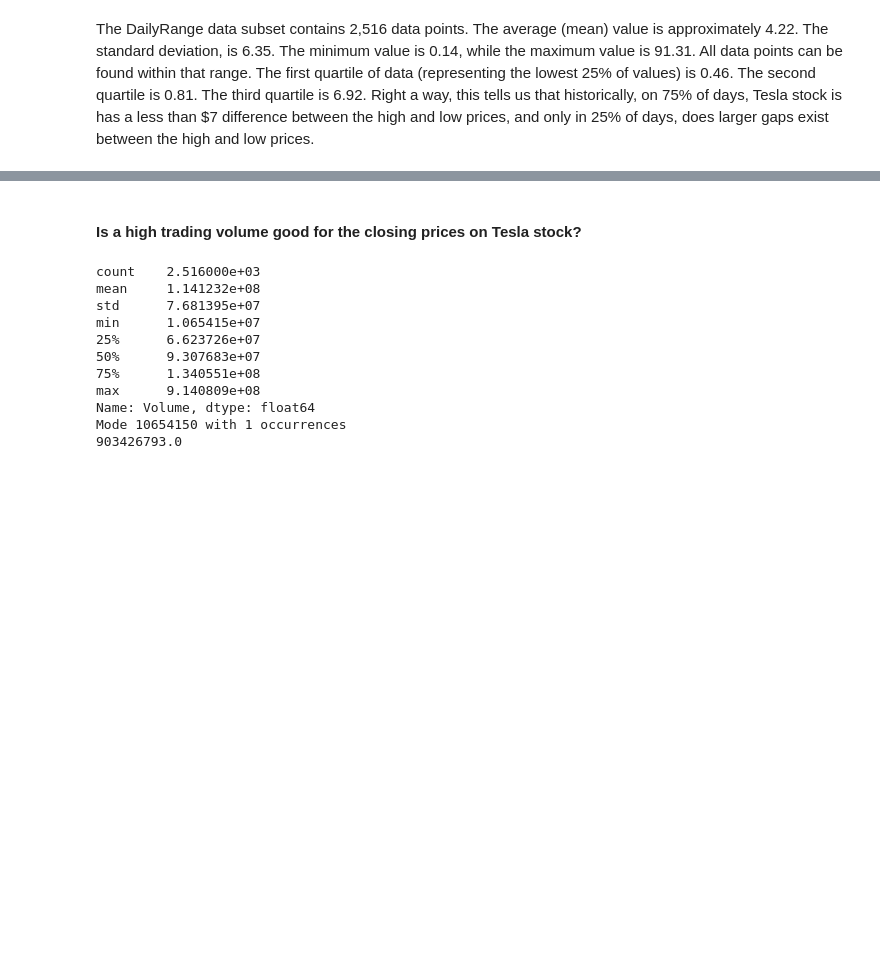
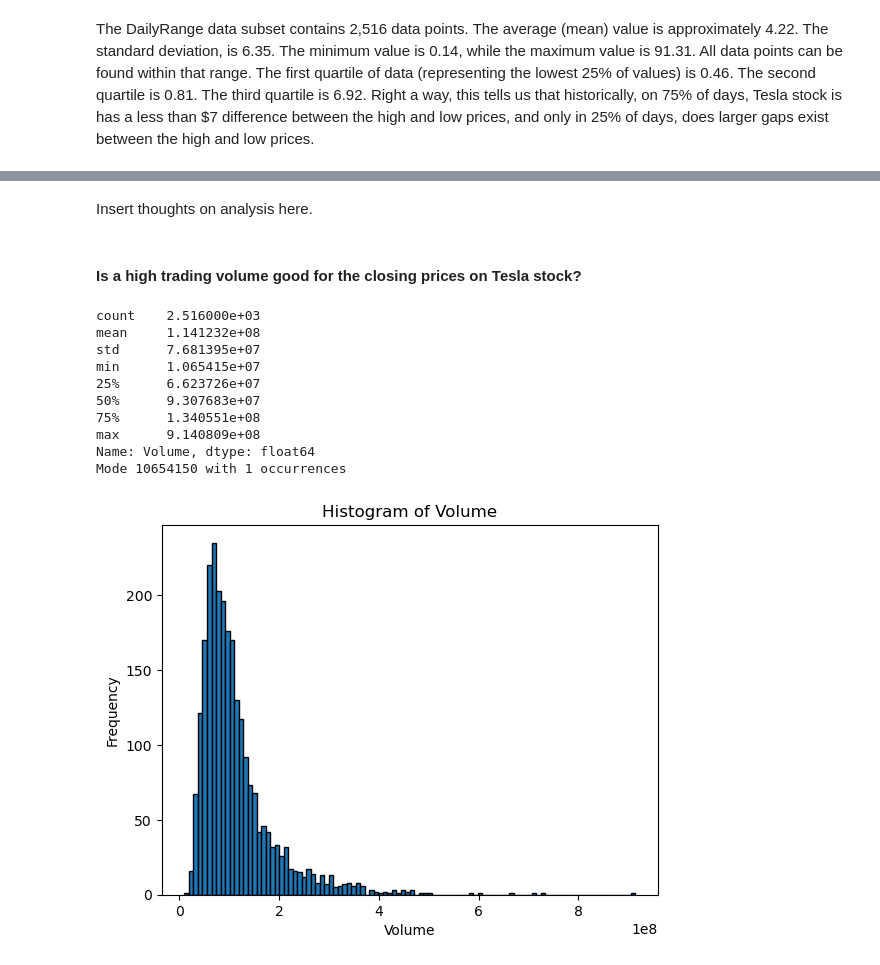
Before and after one commit to JosephKemper/StockmarketDataAnalysis, a Jupyter notebook: TeslaAnalysis.ipynb, the cells around one changed output, grey strips where cells are left out. Saved outputs shown, nothing was run; the diff lists cells and outputs as text; code cells hidden in the pictures; blank space fills up the shorter version.

```diff
--- a/TeslaAnalysis.ipynb
+++ b/TeslaAnalysis.ipynb
@@ -284,3 +317,5 @@ My first thought was to just look at the numbers for the data above the 3rd quar
+# %% [markdown]
+Insert thoughts on analysis here.
 # %% [markdown]
 #### Is a high trading volume good for the closing prices on Tesla stock?
 # %%
@@ -291,7 +326,7 @@ volume_summary = prepped_data["Volume"].describe()
 mean_volume = volume_summary["mean"]
 std_volume = volume_summary ["std"]
 min_volume = volume_summary ["min"]
-first_quartile_volume = ["25%"]
+first_quartile_volume = volume_summary ["25%"]
 median_volume = volume_summary ["50%"]
 third_quartile_volume = volume_summary ["75%"]
 max_volume = volume_summary ["max"]
@@ -312,4 +347,15 @@ min      1.065415e+07
 max      9.140809e+08
 Name: Volume, dtype: float64
 Mode 10654150 with 1 occurrences
-903426793.0
+# %%
+# Create Histogram of "Volume" column
+plt.hist(prepped_data["Volume"], bins=100, edgecolor="black")
+
+# Add title and labels
+plt.title("Histogram of Volume")
+plt.xlabel("Volume")
+plt.ylabel("Frequency")
+
+plt.show()
+# %% [output]
+[figure, added]
```
Also changed, not shown: parts of 7 cells of this notebook.
